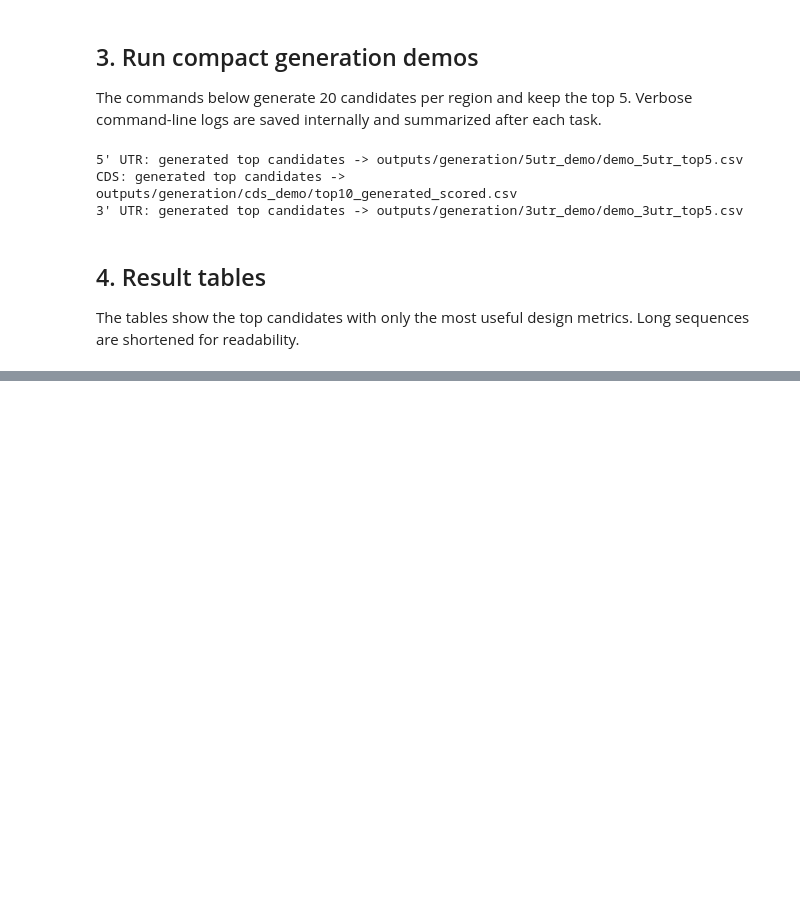
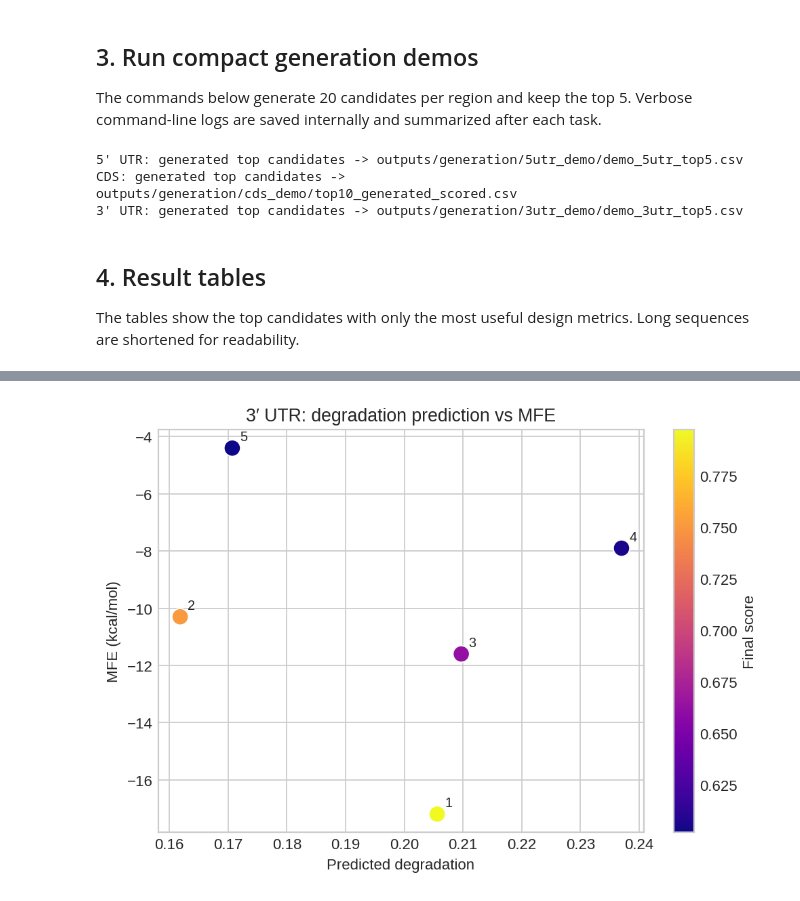
Before and after one commit to xiaoshaziydy/mrose, a Jupyter notebook: docs/notebooks/mROSE_generation_demo.ipynb, the cells around one changed output, grey strips where cells are left out. Cells and saved outputs as stored; diff of their text form; code cells hidden in the pictures; blank space fills up the shorter version.

```diff
--- a/docs/notebooks/mROSE_generation_demo.ipynb
+++ b/docs/notebooks/mROSE_generation_demo.ipynb
@@ -294,0 +241,22 @@ CDS: outputs/generation/cds_demo/top10_generated_scored.csv
+# %%
+three_utr = summary[summary["region"] == "3' UTR"].copy()
+fig, ax = plt.subplots(figsize=(6.4, 4.6))
+points = ax.scatter(
+    three_utr["primary_metric"],
+    three_utr["mfe"],
+    c=three_utr["final_score"],
+    cmap="plasma",
+    s=120,
+    edgecolor="white",
+    linewidth=0.8,
+)
+for _, row in three_utr.iterrows():
+    ax.annotate(int(row["rank"]), (row["primary_metric"], row["mfe"]), textcoords="offset points", xytext=(5, 5), fontsize=9)
+ax.set_xlabel("Predicted degradation")
+ax.set_ylabel("MFE (kcal/mol)")
+ax.set_title("3′ UTR: degradation prediction vs MFE")
+fig.colorbar(points, ax=ax, label="Final score")
+fig.tight_layout()
+plt.show()
+# %% [output]
+[figure, added]
```
Also changed, not shown: parts of 14 cells of this notebook, 1 other file.
